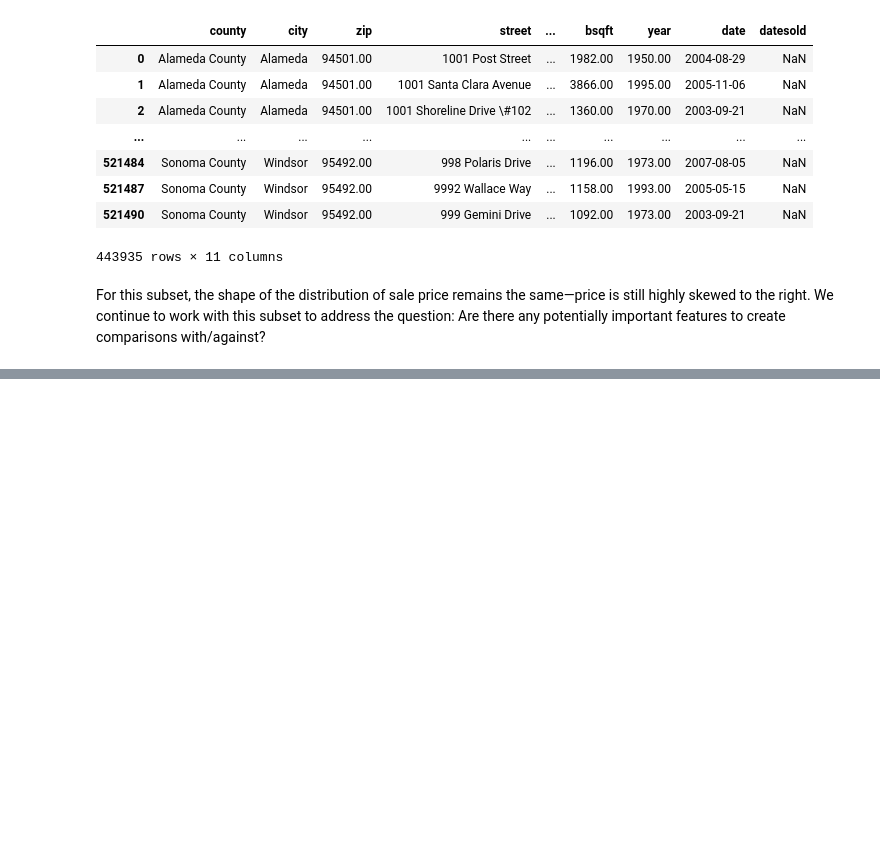
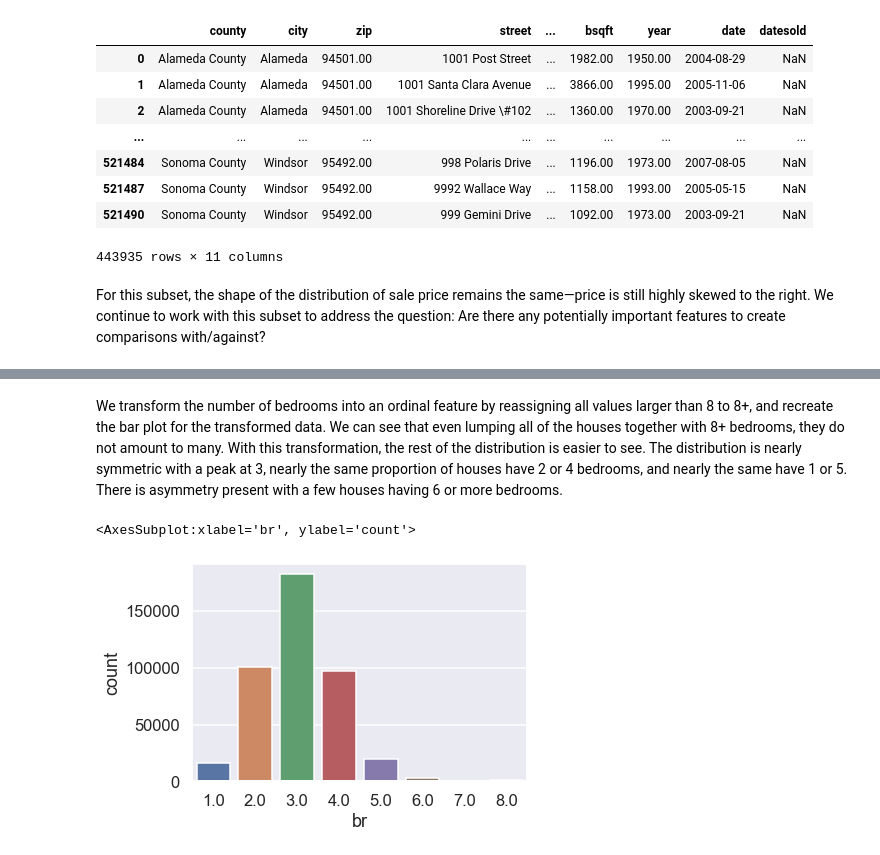
Before and after one commit to shirleytemples/data_science_techniques, a Jupyter notebook: Desktop/Data100/eda_example.ipynb, the cells around one changed output, grey strips where cells are left out. Saved outputs shown, nothing was run; the diff lists cells and outputs as text; code cells hidden in the pictures; blank space fills up the shorter version.

```diff
--- a/Desktop/Data100/eda_example.ipynb
+++ b/Desktop/Data100/eda_example.ipynb
@@ -181,0 +247,9 @@ For this subset, the shape of the distribution of sale price remains the same—
+# %% [markdown]
+We transform the number of bedrooms into an ordinal feature by reassigning all values larger than 8 to 8+, and recreate the bar plot for the transformed data. We can see that even lumping all of the houses together with 8+ bedrooms, they do not amount to many. With this transformation, the rest of the distribution is easier to see. The distribution is nearly symmetric with a peak at 3, nearly the same proportion of houses have 2 or 4 bedrooms, and nearly the same have 1 or 5. There is asymmetry present with a few houses having 6 or more bedrooms.
+# %%
+eight_up = sfh.loc[sfh['br'] >= 8, 'br'].unique()
+new_bed = sfh['br'].replace(eight_up, 8)
+sns.countplot(data=sfh.assign(br=new_bed), x='br')
+# %% [output]
+<AxesSubplot:xlabel='br', ylabel='count'>
+[figure, added]
```
Also changed, not shown: parts of 33 cells of this notebook.
